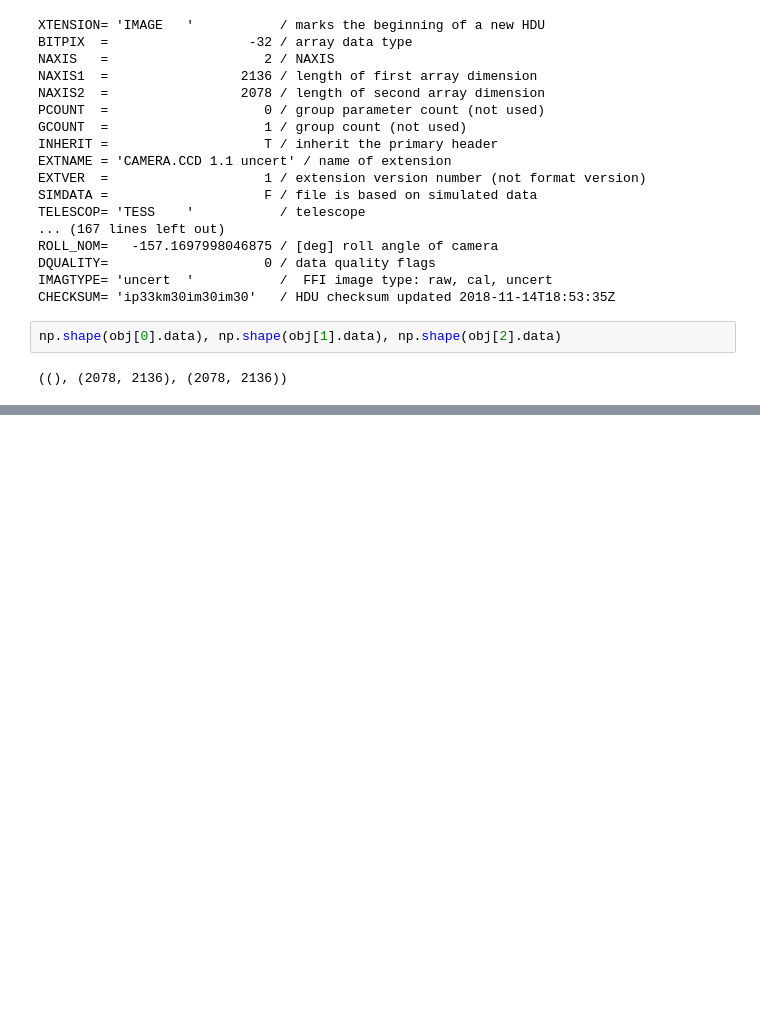
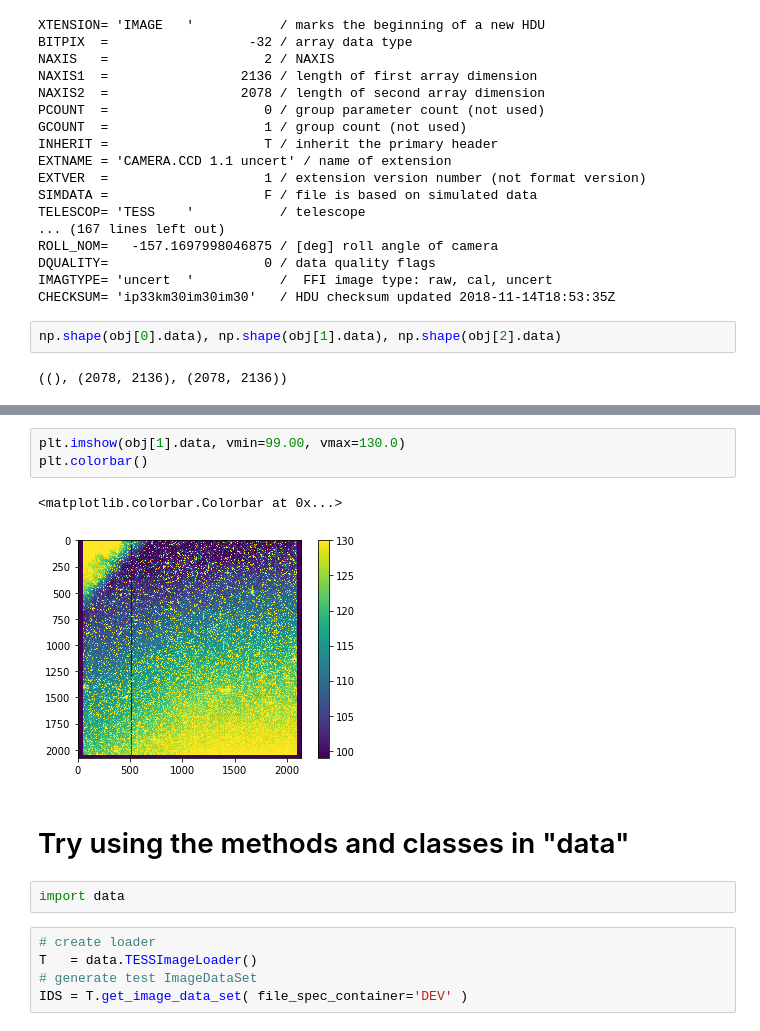
Before and after one commit to matthewjohnpayne/shifty, a Jupyter notebook: shifty/shift_dev_01.ipynb, the cells around one changed output, grey strips where cells are left out. Saved outputs shown, nothing was run; the diff lists cells and outputs as text; blank space fills up the shorter version.

Commit message:
slowly adding functionality to ImageHDUSet

```diff
--- a/shifty/shift_dev_01.ipynb
+++ b/shifty/shift_dev_01.ipynb
@@ -100,0 +110,15 @@ obj[1].__dict__
+# %%
+plt.imshow(obj[1].data, vmin=99.00, vmax=130.0)
+plt.colorbar()
+# %% [output]
+<matplotlib.colorbar.Colorbar at 0x...>
+[figure, added]
+# %% [markdown]
+# Try using the methods and classes in "data"
+# %%
+import data
+# %%
+# create loader
+T   = data.TESSImageLoader()
+# generate test ImageDataSet
+IDS = T.get_image_data_set( file_spec_container='DEV' )
```
Also changed, not shown: parts of 11 cells of this notebook, 2 other files.
